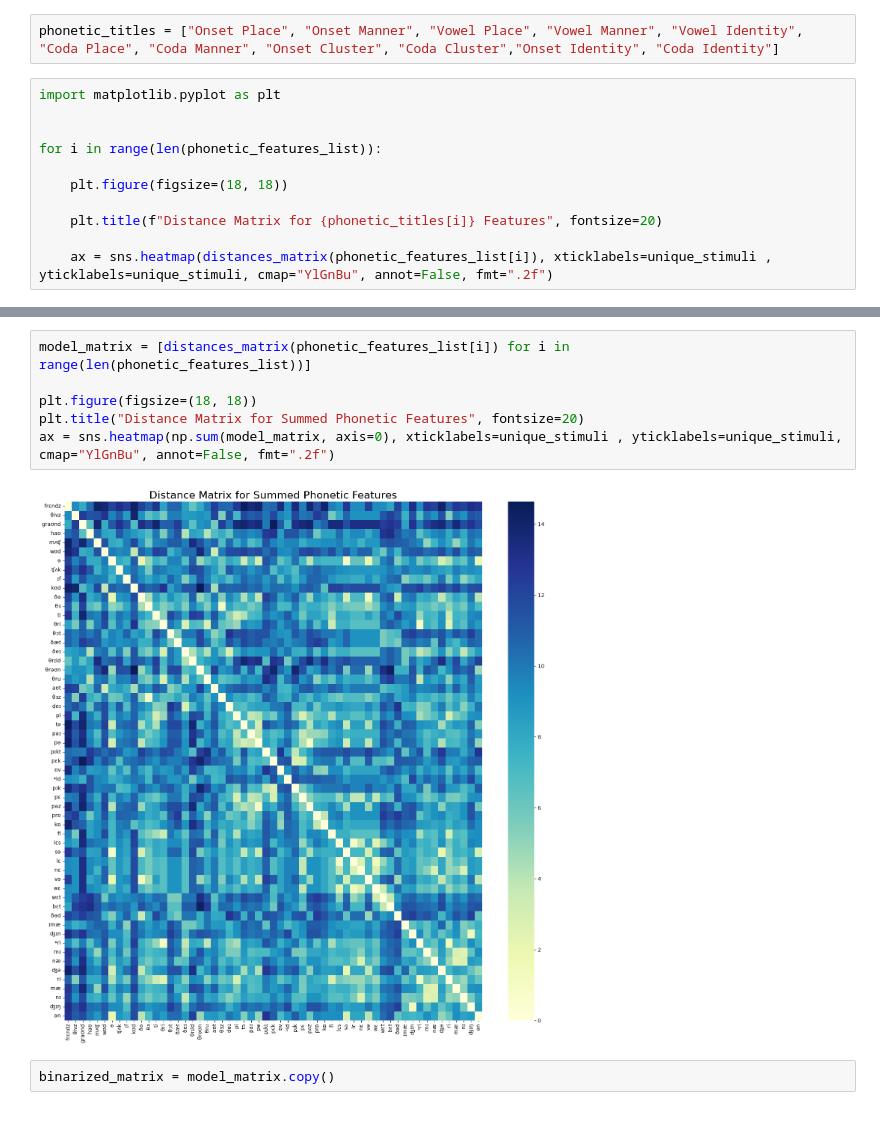
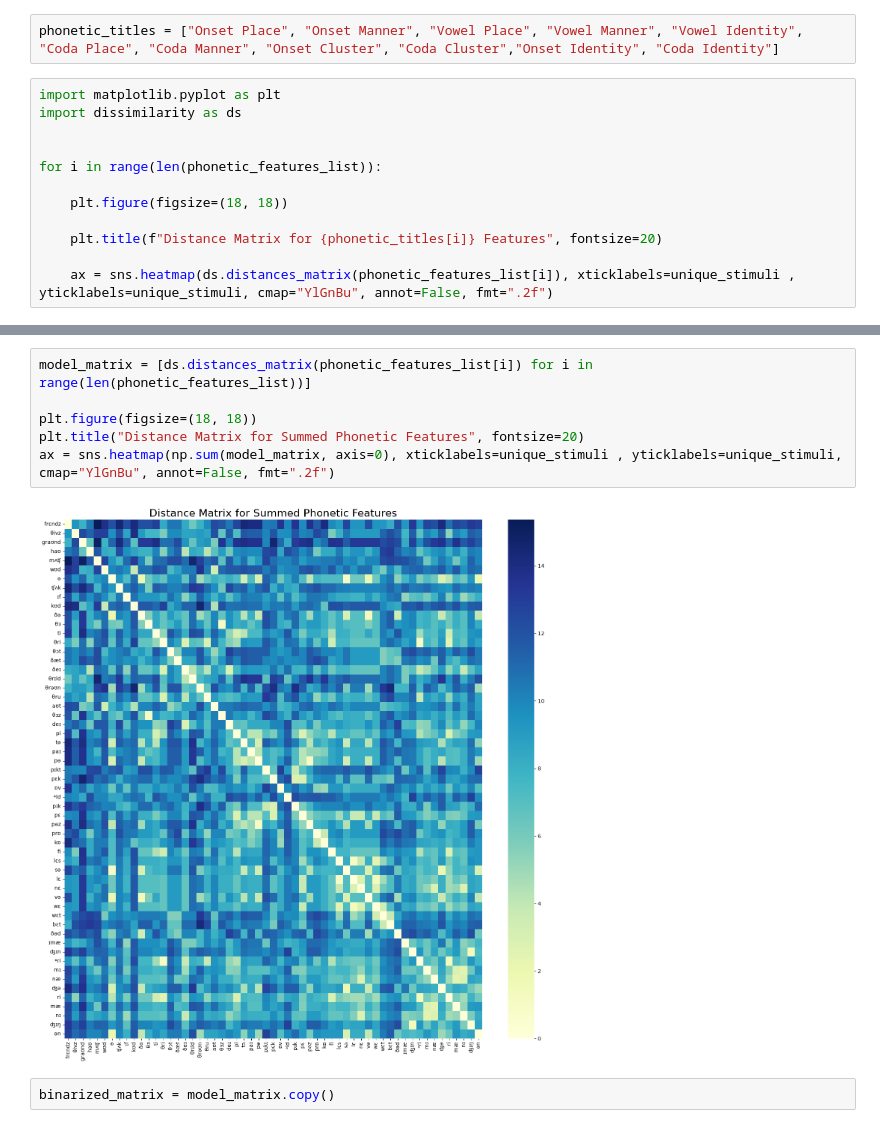
Before and after one commit to AmandaGiselleLily/TongueTwister, a Jupyter notebook: Analysis/syllable_pairs.ipynb, the cells around one changed output, grey strips where cells are left out. Cells and saved outputs as stored; diff of their text form.

Commit message:
model comparison

```diff
--- a/Analysis/syllable_pairs.ipynb
+++ b/Analysis/syllable_pairs.ipynb
@@ -166,6 +154,7 @@ phonetic_features_list = [onset_place, onset_manner,  vowel_place, vowel_manner,
 phonetic_titles = ["Onset Place", "Onset Manner", "Vowel Place", "Vowel Manner", "Vowel Identity", "Coda Place", "Coda Manner", "Onset Cluster", "Coda Cluster","Onset Identity", "Coda Identity"]
 # %%
 import matplotlib.pyplot as plt
+import dissimilarity as ds
 
 
 for i in range(len(phonetic_features_list)):
@@ -174,7 +163,7 @@ for i in range(len(phonetic_features_list)):
 
     plt.title(f"Distance Matrix for {phonetic_titles[i]} Features", fontsize=20)
 
-    ax = sns.heatmap(distances_matrix(phonetic_features_list[i]), xticklabels=unique_stimuli , yticklabels=unique_stimuli, cmap="YlGnBu", annot=False, fmt=".2f")
+    ax = sns.heatmap(ds.distances_matrix(phonetic_features_list[i]), xticklabels=unique_stimuli , yticklabels=unique_stimuli, cmap="YlGnBu", annot=False, fmt=".2f")
 # %% [output]
 [figure]
 [figure]
@@ -188,13 +177,13 @@ for i in range(len(phonetic_features_list)):
 [figure]
 [figure]
 # %%
-model_matrix = [distances_matrix(phonetic_features_list[i]) for i in range(len(phonetic_features_list))]
+model_matrix = [ds.distances_matrix(phonetic_features_list[i]) for i in range(len(phonetic_features_list))]
 
 plt.figure(figsize=(18, 18))
 plt.title("Distance Matrix for Summed Phonetic Features", fontsize=20)
 ax = sns.heatmap(np.sum(model_matrix, axis=0), xticklabels=unique_stimuli , yticklabels=unique_stimuli, cmap="YlGnBu", annot=False, fmt=".2f")
 # %% [output]
-[figure, old version]
+[figure, new version]
 # %%
 binarized_matrix = model_matrix.copy()
 # %%
```
Also changed, not shown: parts of 10 cells of this notebook, 6 other files.
